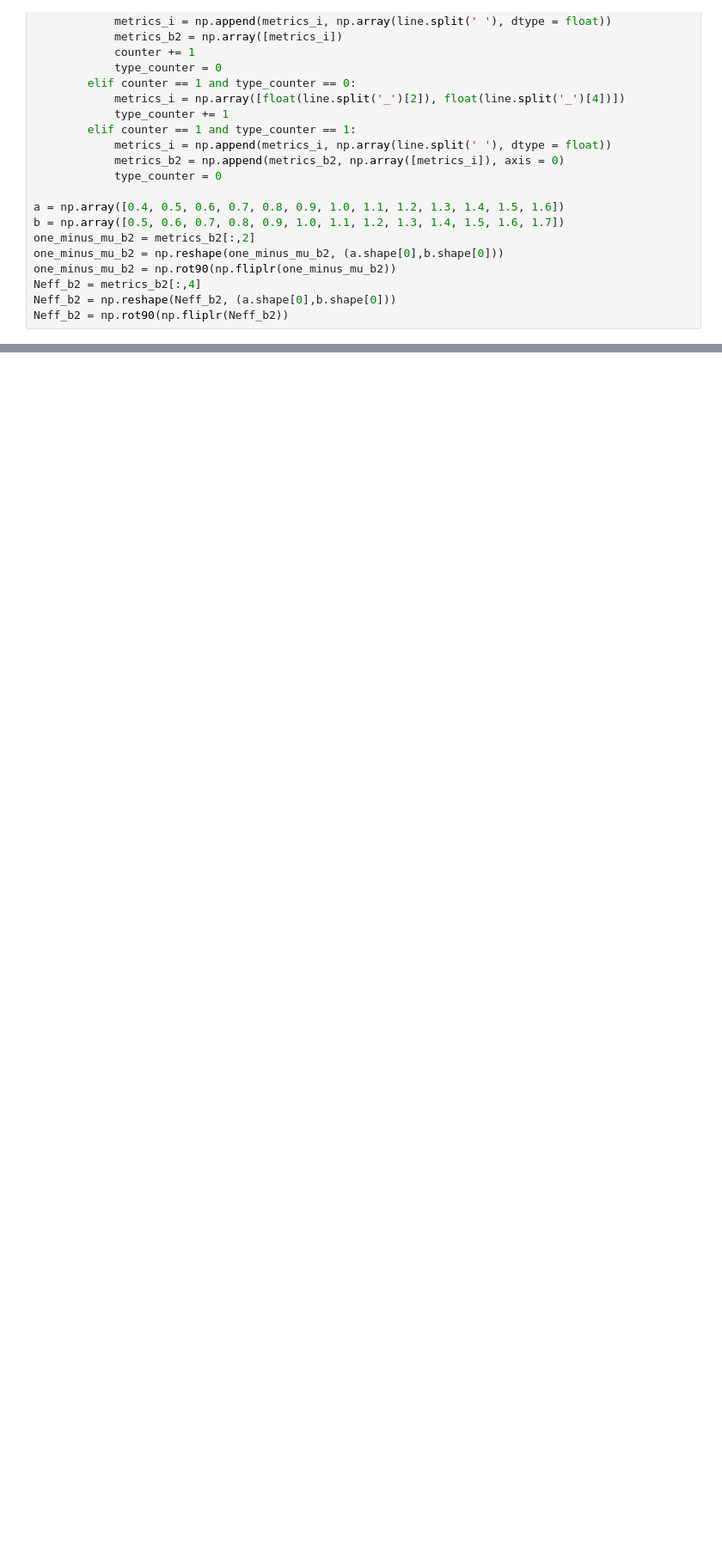
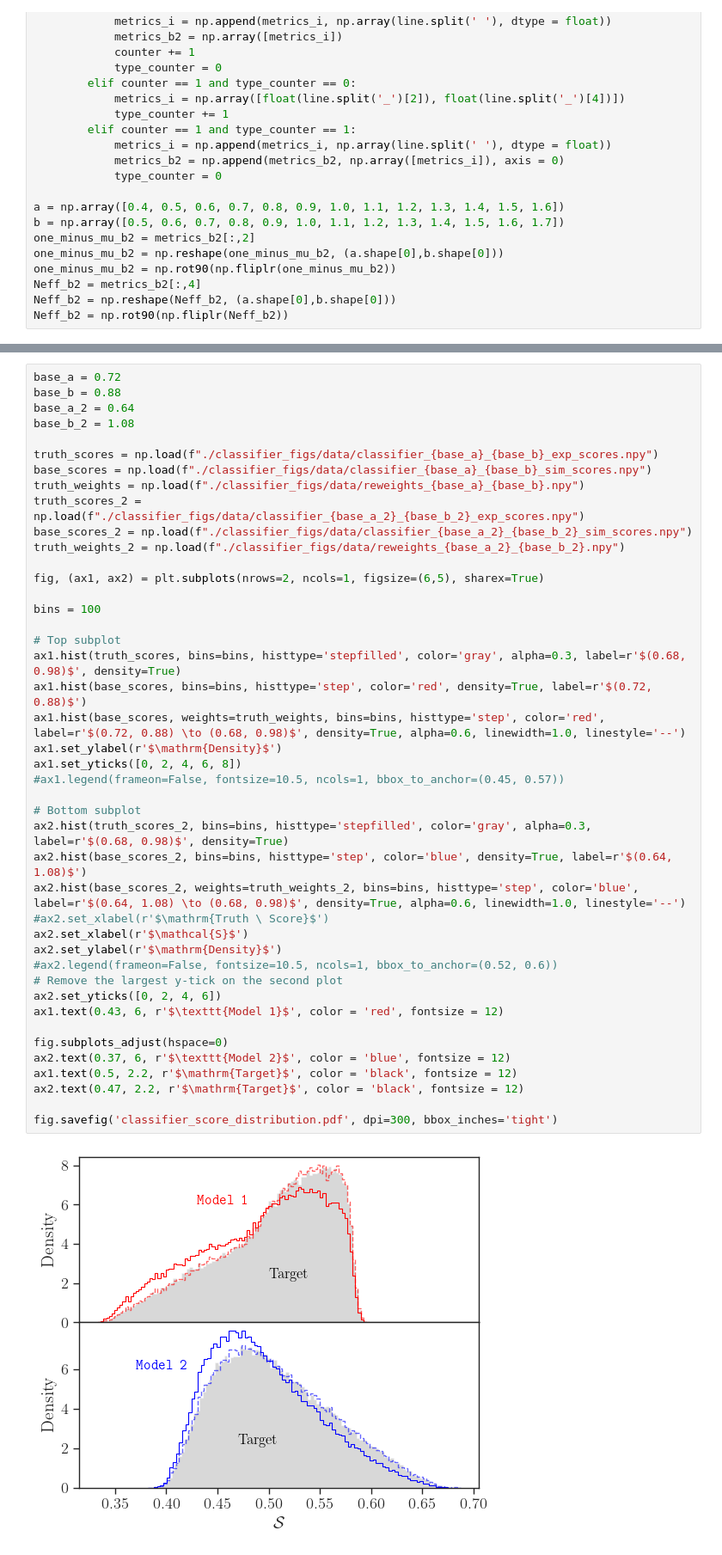
Before and after one commit to tonymenzo/hadronization-tune-mlrw, a Jupyter notebook: ARRG/draft_figures.ipynb, the cells around one changed output, grey strips where cells are left out. Shown at 86% size. Drawn from its saved outputs; the diff is of its cells as text; blank space fills up the shorter version.

```diff
--- a/ARRG/draft_figures.ipynb
+++ b/ARRG/draft_figures.ipynb
@@ -385,0 +525,45 @@ fig.savefig(r'reweighting_metrics.pdf', dpi = 300, pad_inches = .1, bbox_inches
+# %%
+base_a = 0.72
+base_b = 0.88
+base_a_2 = 0.64
+base_b_2 = 1.08
+
+truth_scores = np.load(f"./classifier_figs/data/classifier_{base_a}_{base_b}_exp_scores.npy")
+base_scores = np.load(f"./classifier_figs/data/classifier_{base_a}_{base_b}_sim_scores.npy")
+truth_weights = np.load(f"./classifier_figs/data/reweights_{base_a}_{base_b}.npy")
+truth_scores_2 = np.load(f"./classifier_figs/data/classifier_{base_a_2}_{base_b_2}_exp_scores.npy")
+base_scores_2 = np.load(f"./classifier_figs/data/classifier_{base_a_2}_{base_b_2}_sim_scores.npy")
+truth_weights_2 = np.load(f"./classifier_figs/data/reweights_{base_a_2}_{base_b_2}.npy")
+
+fig, (ax1, ax2) = plt.subplots(nrows=2, ncols=1, figsize=(6,5), sharex=True)
+
+bins = 100
+
+# Top subplot
+ax1.hist(truth_scores, bins=bins, histtype='stepfilled', color='gray', alpha=0.3, label=r'$(0.68, 0.98)$', density=True)
+ax1.hist(base_scores, bins=bins, histtype='step', color='red', density=True, label=r'$(0.72, 0.88)$')
+ax1.hist(base_scores, weights=truth_weights, bins=bins, histtype='step', color='red', label=r'$(0.72, 0.88) \to (0.68, 0.98)$', density=True, alpha=0.6, linewidth=1.0, linestyle='--')
+ax1.set_ylabel(r'$\mathrm{Density}$')
+ax1.set_yticks([0, 2, 4, 6, 8])
+#ax1.legend(frameon=False, fontsize=10.5, ncols=1, bbox_to_anchor=(0.45, 0.57))
+
+# Bottom subplot
+ax2.hist(truth_scores_2, bins=bins, histtype='stepfilled', color='gray', alpha=0.3, label=r'$(0.68, 0.98)$', density=True)
+ax2.hist(base_scores_2, bins=bins, histtype='step', color='blue', density=True, label=r'$(0.64, 1.08)$')
+ax2.hist(base_scores_2, weights=truth_weights_2, bins=bins, histtype='step', color='blue', label=r'$(0.64, 1.08) \to (0.68, 0.98)$', density=True, alpha=0.6, linewidth=1.0, linestyle='--')
+#ax2.set_xlabel(r'$\mathrm{Truth \ Score}$')
+ax2.set_xlabel(r'$\mathcal{S}$')
+ax2.set_ylabel(r'$\mathrm{Density}$')
+#ax2.legend(frameon=False, fontsize=10.5, ncols=1, bbox_to_anchor=(0.52, 0.6))
+# Remove the largest y-tick on the second plot
+ax2.set_yticks([0, 2, 4, 6])
+ax1.text(0.43, 6, r'$\texttt{Model 1}$', color = 'red', fontsize = 12)
+
+fig.subplots_adjust(hspace=0)
+ax2.text(0.37, 6, r'$\texttt{Model 2}$', color = 'blue', fontsize = 12)
+ax1.text(0.5, 2.2, r'$\mathrm{Target}$', color = 'black', fontsize = 12)
+ax2.text(0.47, 2.2, r'$\mathrm{Target}$', color = 'black', fontsize = 12)
+
+fig.savefig('classifier_score_distribution.pdf', dpi=300, bbox_inches='tight')
+# %% [output]
+[figure, added]
```
Also changed, not shown: parts of 17 cells of this notebook.
